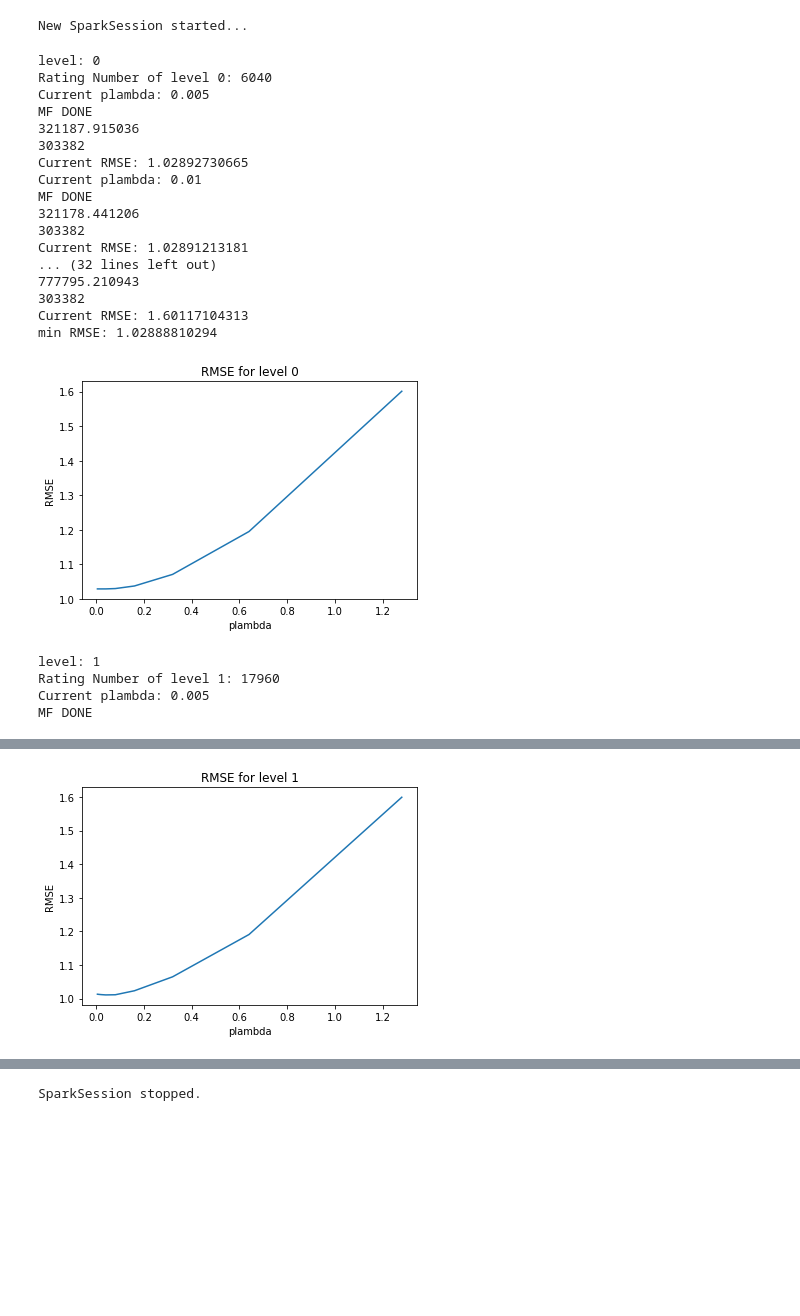
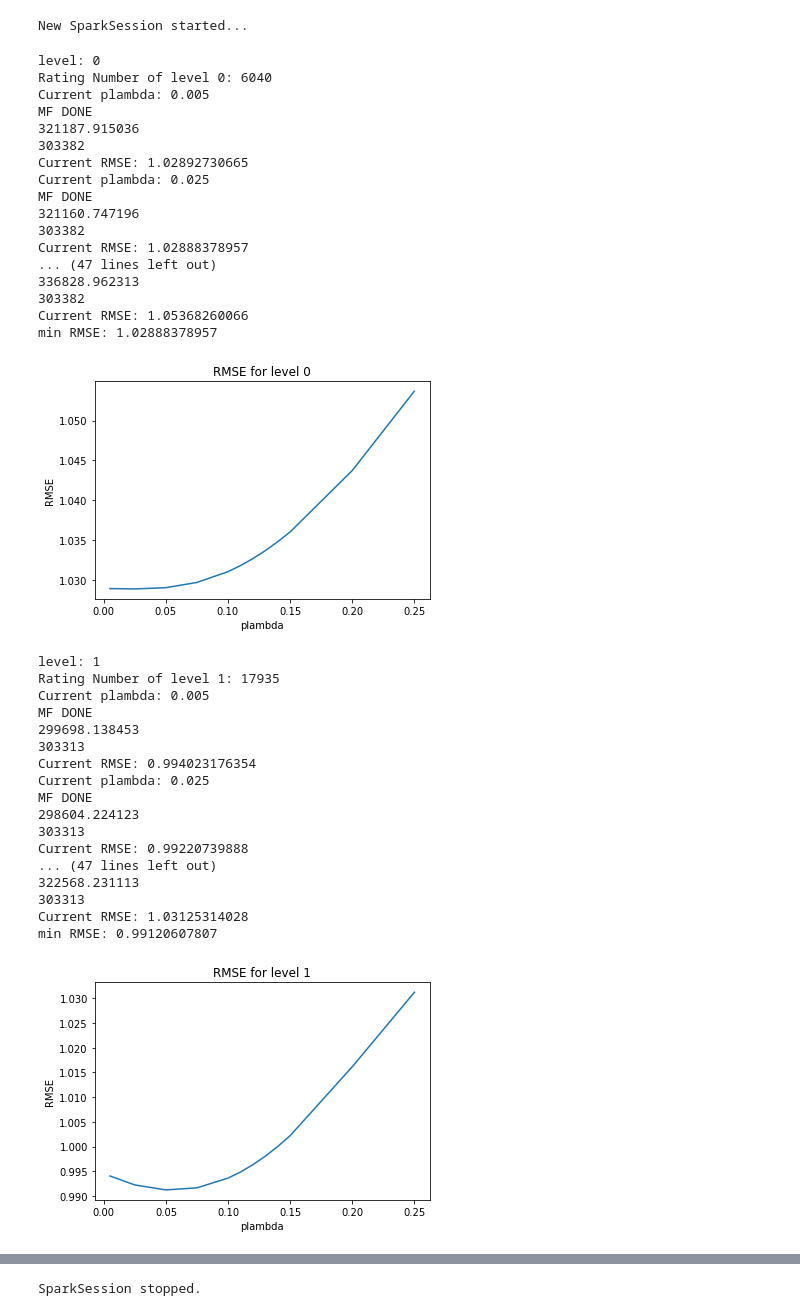
Before and after one commit to clamli/Content-based-decision-tree, a Jupyter notebook: Baseline/FDT for cold-start item/FDT test for new-user, movielens - multiple param.ipynb, the cells around one changed output, grey strips where cells are left out. Drawn from its saved outputs; the diff is of its cells as text; code cells hidden in the pictures; blank space fills up the shorter version.

```diff
--- a/Baseline/FDT for cold-start item/FDT test for new-user, movielens - multiple param.ipynb
+++ b/Baseline/FDT for cold-start item/FDT test for new-user, movielens - multiple param.ipynb
@@ -10,13 +10,13 @@ import numpy as np
 from scipy.sparse import *
 import matplotlib.pyplot as plt
 # %%
-dataset = '20m'
+dataset = '1m'
 # %%
-feature=h5py.File('movielens/test_list.mat')
+feature=h5py.File('movielens/' + dataset + '/test_list.mat')
 test_list = feature['test_list'][:]
 test_list = list(map(int, test_list.T[0]))
 test_list = [i-1 for i in test_list]
-feature=h5py.File('movielens/train_list.mat')
+feature=h5py.File('movielens/' + dataset + '/train_list.mat')
 train_list = feature['train_list'][:]
 train_list = list(map(int, train_list.T[0]))
 train_list = [i-1 for i in train_list]
@@ -295,23 +291,0 @@ def read_h5py(filename):
-# %%
-split_item = read_h5py('split_item')
-for i in range(len(split_item)):
-    split_item[i].T[0] = split_item[i].T[0] - 1
-
-lr_bound_list = read_h5py('lr_bound')
-
-i = 0
-for i in range(len(lr_bound_list)):
-    level = lr_bound_list[i]
-    lr_bound_list[i] = []
-    level = list((level.T)[0])
-    for boundNum in range(0, len(level), 2):
-        lr_bound_list[i].append([int(level[boundNum]) - 1, int(level[boundNum + 1]) - 1])
-    i += 1
-
-lr_bound = {}
-for i in range(len(lr_bound_list)):
-    lr_bound[str(i)] = lr_bound_list[i]
-
-feature=h5py.File('tree.mat')
-tree = list(feature['tree'][:].T[0])
-tree = [i-1 for i in tree]
@@ -321,7 +293,7 @@ lambda_list = [0.005, 0.01,  0.02,  0.04,  0.08, 0.16,  0.32,  0.64,  1.28]
 split_item = Tree['split_item']
 lr_bound = Tree['lr_bound']
 tree = Tree['tree']
-lambda_list = [0.005, 0.01,  0.02,  0.04,  0.08, 0.16,  0.32,  0.64,  1.28]#,  2.56, 5.12, 10.24, 20.48, 40.96, 81.92];
+lambda_list = [0.005, 0.025, 0.05, 0.075, 0.10, 0.11, 0.12, 0.13, 0.14, 0.15, 0.20, 0.25]
 # lambda_list = [0.09, 0.10, 0.11, 0.12, 0.13, 0.14, 0.15, 0.16, 0.17, 0.18, 0.19, 0.20, 0.21, 0.22, 0.25]
 # %%
 MF = MatrixFactorization()
@@ -378,7 +350,7 @@ for level in range(depth_threshold + 1):
                 elif rating_matrix_csc_test[split_item[depth][pred_index], userid] > 3:
                     tmp_pred_index = 3*pred_index
                     if tmp_pred_index in prediction_model[str(int(depth)+1)]['upro']:
-                        rated_item.append(split_item[depth][pred_index][0]-1)
+                        rated_item.append(split_item[depth][pred_index]-1)
                         final_level += 1
                         pred_index = tmp_pred_index
                     else:
@@ -386,7 +358,7 @@ for level in range(depth_threshold + 1):
                 elif rating_matrix_csc_test[split_item[depth][pred_index], userid] <= 3:
                     tmp_pred_index = 3*pred_index + 1
                     if tmp_pred_index in prediction_model[str(int(depth)+1)]['upro']:
-                        rated_item.append(split_item[depth][pred_index][0]-1)
+                        rated_item.append(split_item[depth][pred_index]-1)
                         final_level += 1
                         pred_index = tmp_pred_index
                     else:
@@ -397,45 +369,59 @@ for level in range(depth_threshold + 1):
             real_rating = rating_matrix_csc_test[:, userid].toarray()
             non_zeros = list(np.nonzero(real_rating)[0])
             non_zeros = list(set(non_zeros).difference(set(rated_item)))
-            non_zerosNum = pred_rating[non_zeros].shape[1]
+            non_zerosNum = pred_rating[non_zeros].shape[0]
             rmse += np.sum((pred_rating[non_zeros].T.reshape(non_zerosNum, 1)-real_rating[non_zeros])**2)
             rmseNum += len(non_zeros)
         RMSE = (rmse/rmseNum)**0.5
         print(rmse)
         print(rmseNum)
         print("Current RMSE: " + str(RMSE))
         rmst_dict[level].append(RMSE)
     min_MF = rmst_dict[level].index(min(rmst_dict[level]))
     prediction_model[level]['upro'] = user_profile_list[min_MF]
     prediction_model[level]['ipro'] = item_profile_list[min_MF]
     prediction_model[level]['plambda'] = lambda_list[min_MF]
     print("min RMSE: " + str(min(rmst_dict[level])))
     plt.figure(1)
     plt.title('RMSE for level ' + level)
     plt.xlabel('plambda')
     plt.ylabel('RMSE')
     plt.plot(lambda_list, rmst_dict[level])
     plt.show()
 # %% [output]
 level: 0
 Rating Number of level 0: 6040
 Current plambda: 0.005
 MF DONE
 321187.915036
 303382
 Current RMSE: 1.02892730665
-Current plambda: 0.01
+Current plambda: 0.025
 MF DONE
-321178.441206
+321160.747196
 303382
-Current RMSE: 1.02891213181
-... (32 lines left out)
-777795.210943
+Current RMSE: 1.02888378957
+... (47 lines left out)
+336828.962313
 303382
-Current RMSE: 1.60117104313
-min RMSE: 1.02888810294
+Current RMSE: 1.05368260066
+min RMSE: 1.02888378957
-[figure, old version]
+[figure, new version]
 level: 1
-Rating Number of level 1: 17960
+Rating Number of level 1: 17935
 Current plambda: 0.005
 MF DONE
+299698.138453
+303313
+Current RMSE: 0.994023176354
+Current plambda: 0.025
+MF DONE
+298604.224123
+303313
+Current RMSE: 0.99220739888
+... (47 lines left out)
+322568.231113
+303313
+Current RMSE: 1.03125314028
+min RMSE: 0.99120607807
+[figure, new version]
@@ -459 +444,0 @@ min RMSE: 1.01108332722
-[figure, old version]
```
Also changed, not shown: parts of 23 cells of this notebook.
